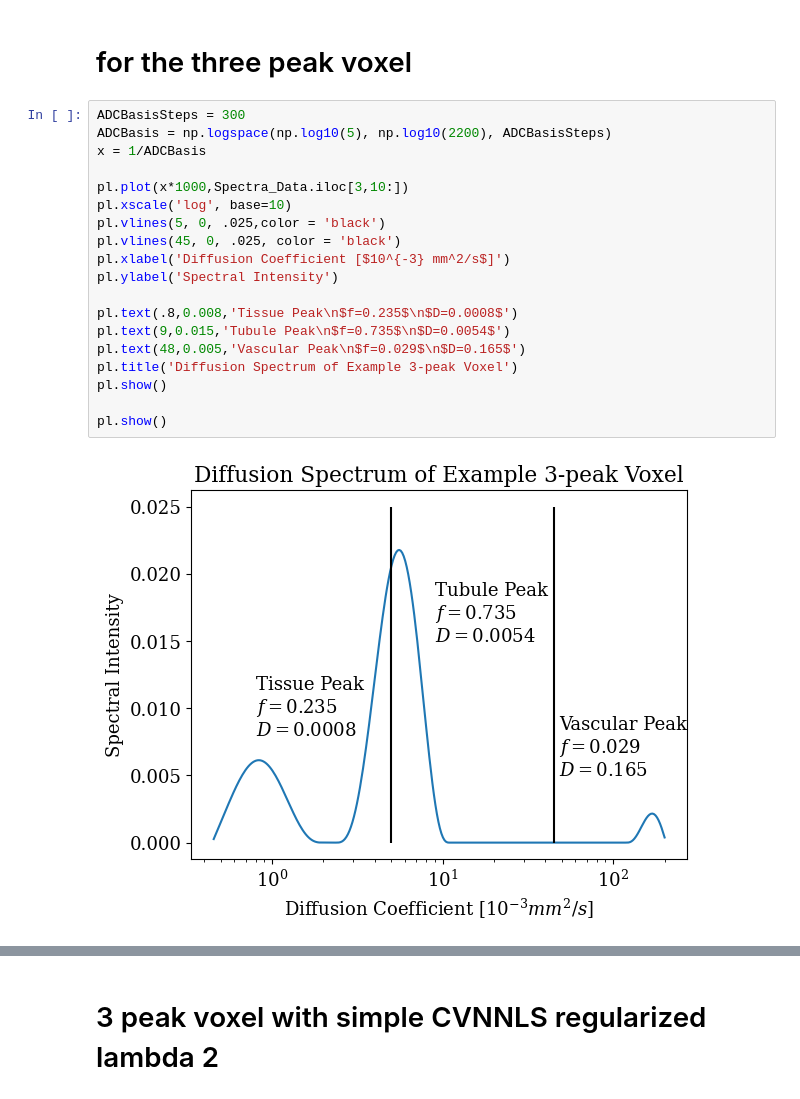
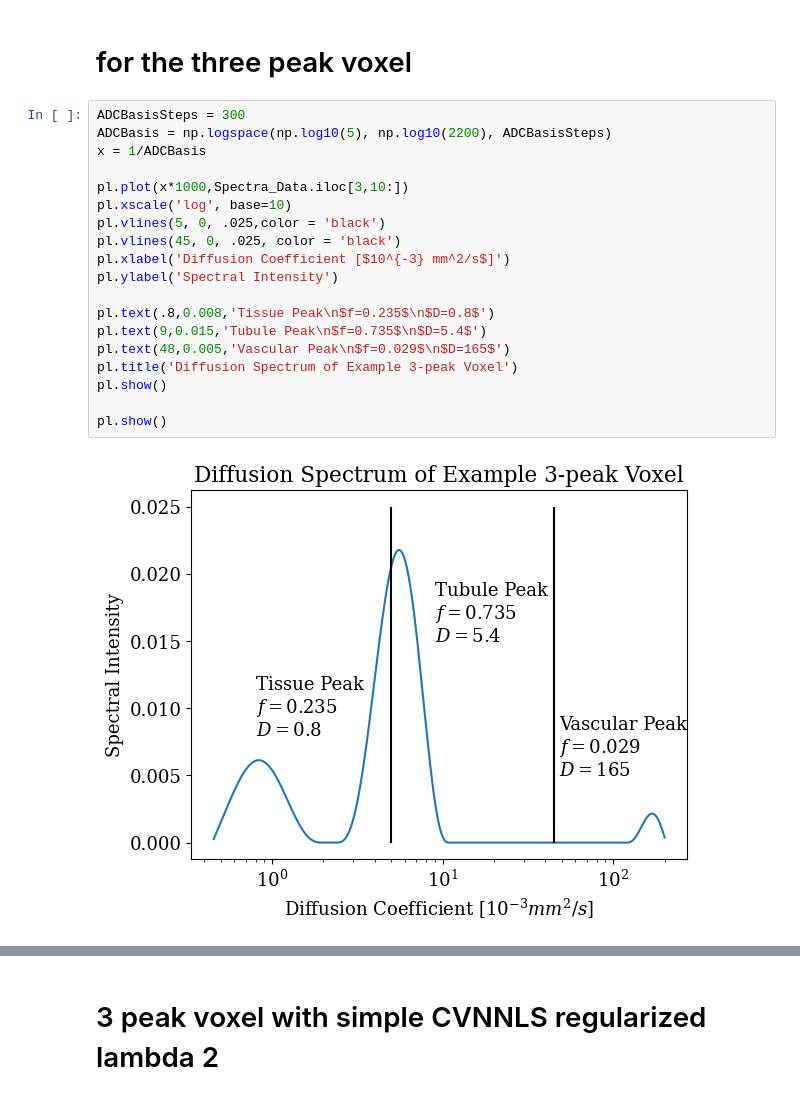
Before and after one commit to miramliu/Multiexp_Simulations_python, a Jupyter notebook: 2024Summer13_ExampleFitting.ipynb, the cells around one changed output, grey strips where cells are left out. Saved outputs shown, nothing was run; the diff lists cells and outputs as text.

```diff
--- a/2024Summer13_ExampleFitting.ipynb
+++ b/2024Summer13_ExampleFitting.ipynb
@@ -210,21 +235,21 @@ pl.show()
 # %%
 ADCBasisSteps = 300
 ADCBasis = np.logspace(np.log10(5), np.log10(2200), ADCBasisSteps)
 x = 1/ADCBasis
 
 pl.plot(x*1000,Spectra_Data.iloc[3,10:])
 pl.xscale('log', base=10)
 pl.vlines(5, 0, .025,color = 'black')
 pl.vlines(45, 0, .025, color = 'black')
 pl.xlabel('Diffusion Coefficient [$10^{-3} mm^2/s$]')
 pl.ylabel('Spectral Intensity')
 
-pl.text(.8,0.008,'Tissue Peak\n$f=0.235$\n$D=0.0008$')
-pl.text(9,0.015,'Tubule Peak\n$f=0.735$\n$D=0.0054$')
-pl.text(48,0.005,'Vascular Peak\n$f=0.029$\n$D=0.165$')
+pl.text(.8,0.008,'Tissue Peak\n$f=0.235$\n$D=0.8$')
+pl.text(9,0.015,'Tubule Peak\n$f=0.735$\n$D=5.4$')
+pl.text(48,0.005,'Vascular Peak\n$f=0.029$\n$D=165$')
 pl.title('Diffusion Spectrum of Example 3-peak Voxel')
 pl.show()
 
 pl.show()
 # %% [output]
-[figure, old version]
+[figure, new version]
```
Also changed, not shown: parts of 7 cells of this notebook, 11 other files.
